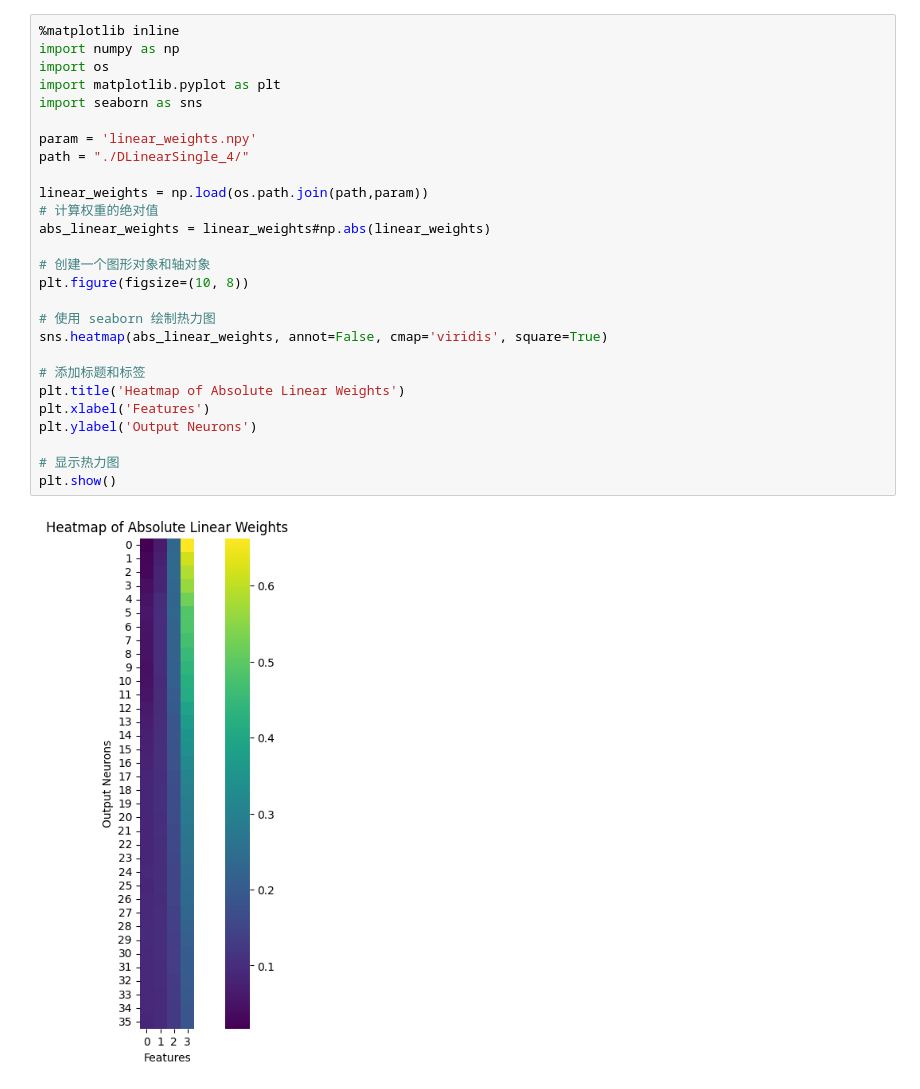
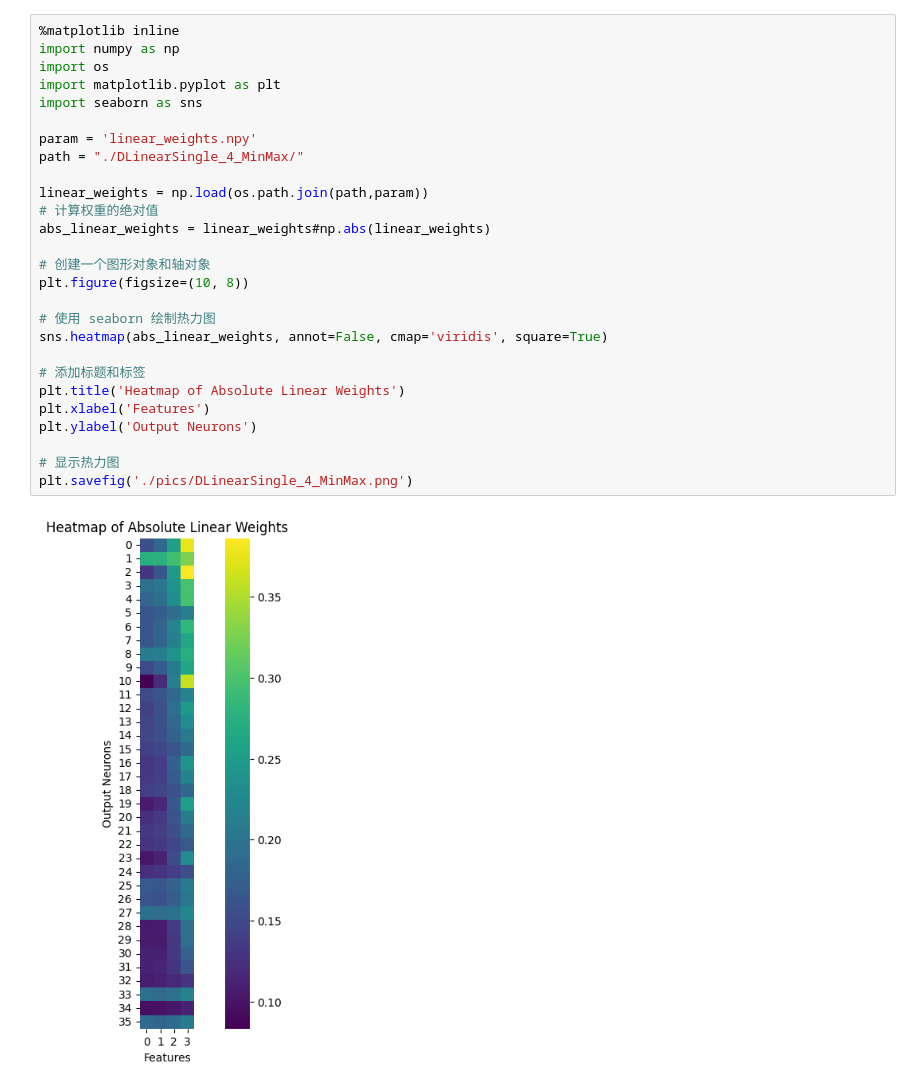
Before and after one commit to yellow378/WindSpeedForecasting, a Jupyter notebook: analysis/inter/resultPic.ipynb, the cells around one changed output. Cells and saved outputs as stored; diff of their text form.

Commit message:
DLinearSingle的解释性分析

```diff
--- a/analysis/inter/resultPic.ipynb
+++ b/analysis/inter/resultPic.ipynb
@@ -1,29 +1,29 @@
 # %%
 %matplotlib inline
 import numpy as np
 import os
 import matplotlib.pyplot as plt
 import seaborn as sns
 
 param = 'linear_weights.npy'
-path = "./DLinearSingle_4/"
+path = "./DLinearSingle_4_MinMax/"
 
 linear_weights = np.load(os.path.join(path,param))
 # 计算权重的绝对值
 abs_linear_weights = linear_weights#np.abs(linear_weights)
 
 # 创建一个图形对象和轴对象
 plt.figure(figsize=(10, 8))
 
 # 使用 seaborn 绘制热力图
 sns.heatmap(abs_linear_weights, annot=False, cmap='viridis', square=True)
 
 # 添加标题和标签
 plt.title('Heatmap of Absolute Linear Weights')
 plt.xlabel('Features')
 plt.ylabel('Output Neurons')
 
 # 显示热力图
-plt.show()
+plt.savefig('./pics/DLinearSingle_4_MinMax.png')
 # %% [output]
-[figure, old version]
+[figure, new version]
```
Also changed, not shown: 21 other files.
